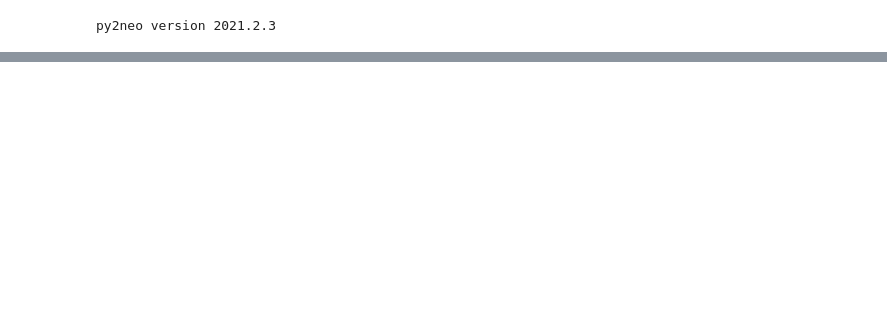
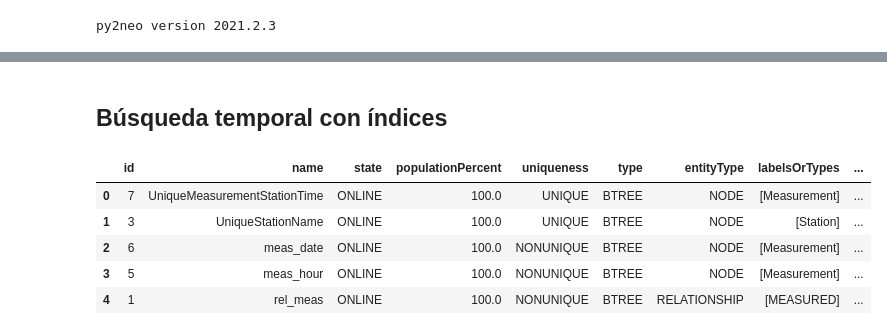
Before and after one commit to DonBraulio/WeatherGraphDB, a Jupyter notebook: BDNR2022_Proyecto_Final.ipynb, the cells around one changed output, grey strips where cells are left out. Cells and saved outputs as stored; diff of their text form; code cells hidden in the pictures; blank space fills up the shorter version.

```diff
--- a/BDNR2022_Proyecto_Final.ipynb
+++ b/BDNR2022_Proyecto_Final.ipynb
@@ -104,0 +229,13 @@ Execution time: 14.634455966949464 seconds
+# %%
+# Temporal graph but hierarchical
+
+Create years in range of data
+graph.run("""MATCH (d:DateTime) DETACH DELETE d RETURN count(d)""")
+
+graph.run("""MATCH (meas:Measurement)
+             WITH MIN(meas.date.year) AS min_year, MAX(meas.date.year) AS max_year
+             FOREACH(y in range(min_year, max_year)
+             | FOREACH(m in range(1, 12)
+               | FOREACH(d in range(1, 31)
+                 | FOREACH(h in range(0, 23) |
+                   CREATE (dt:DateTime{year: y, month: m, day: d, hour: h})))))""")
@@ -104,0 +244,2 @@ Execution time: 14.634455966949464 seconds
+# %%
+graph.run("MATCH (d:DateTime) RETURN COUNT(d)")
@@ -104,0 +249,14 @@ Execution time: 14.634455966949464 seconds
+# %%
+%%time
+graph.run("""MATCH (date_time:DateTime)
+             MATCH (y:Year{name: date_time.year})
+             MATCH (m:Month{name: date_time.month})
+             MATCH (d:Day{name: date_time.day})
+             MATCH (h:Hour{name: date_time.hour})
+             CALL{
+                 WITH date_time, y, m, d, h
+                 MERGE (y)-[:YEAR_OF]->(date_time)
+                 MERGE (m)-[:MONTH_OF]->(date_time)
+                 MERGE (d)-[:DAY_OF]->(date_time)
+                 MERGE (h)-[:HOUR_OF]->(date_time)
+             } IN TRANSACTIONS OF 10000 ROWS""")
@@ -104,0 +308,25 @@ Execution time: 14.634455966949464 seconds
+# %% [markdown]
+## Búsqueda temporal con índices
+# %%
+
+# ATENCIÓN: Correr esta celda hasta que los nodos pasen de POPULATING a ONLINE
+graph.run("""CREATE INDEX meas_hour IF NOT EXISTS
+             FOR (m:Measurement)
+             ON (m.hour)""")
+
+graph.run("""CREATE INDEX meas_date IF NOT EXISTS
+             FOR (m:Measurement)
+             ON (m.date)""")
+
+graph.run("""CREATE INDEX rel_meas IF NOT EXISTS
+             FOR ()-[r:MEASURED]-()
+             ON (r.date, r.hour)""")
+
+graph.run("SHOW INDEXES").to_data_frame()
+# %% [output]
+|  | id | name | state | populationPercent | uniqueness | type | entityType | labelsOrTypes | ... |
+| 0 | 7 | UniqueMeasurementStationTime | ONLINE | 100.0 | UNIQUE | BTREE | NODE | [Measurement] | ... |
+| 1 | 3 | UniqueStationName | ONLINE | 100.0 | UNIQUE | BTREE | NODE | [Station] | ... |
+| 2 | 6 | meas_date | ONLINE | 100.0 | NONUNIQUE | BTREE | NODE | [Measurement] | ... |
+| 3 | 5 | meas_hour | ONLINE | 100.0 | NONUNIQUE | BTREE | NODE | [Measurement] | ... |
+| 4 | 1 | rel_meas | ONLINE | 100.0 | NONUNIQUE | BTREE | RELATIONSHIP | [MEASURED] | ... |
```
Also changed, not shown: parts of 29 cells of this notebook.
